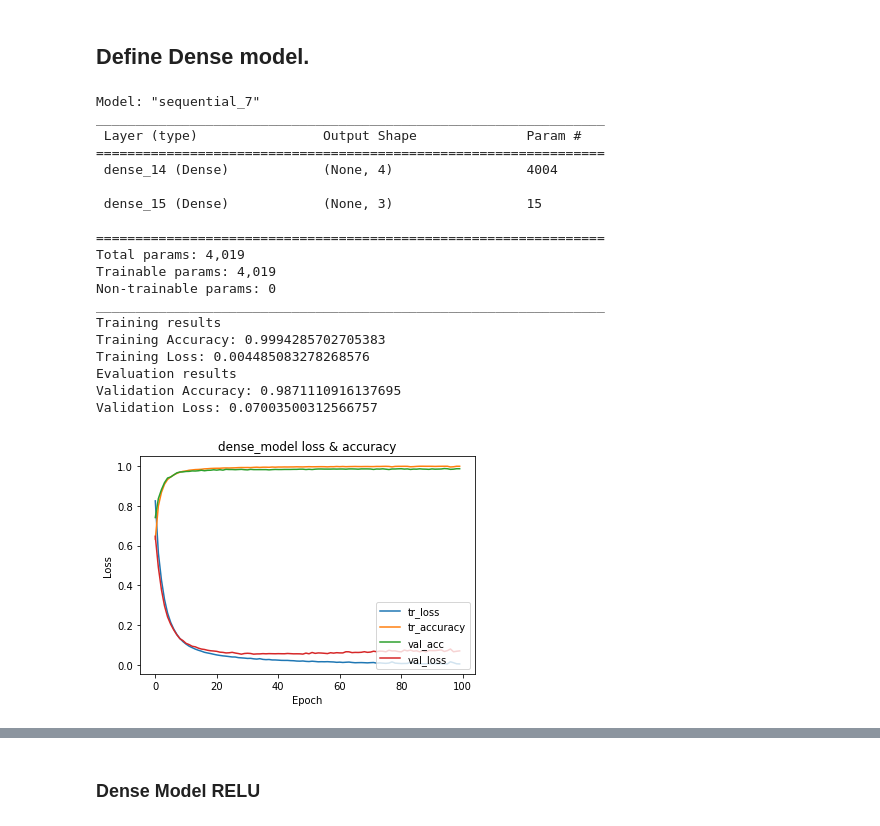
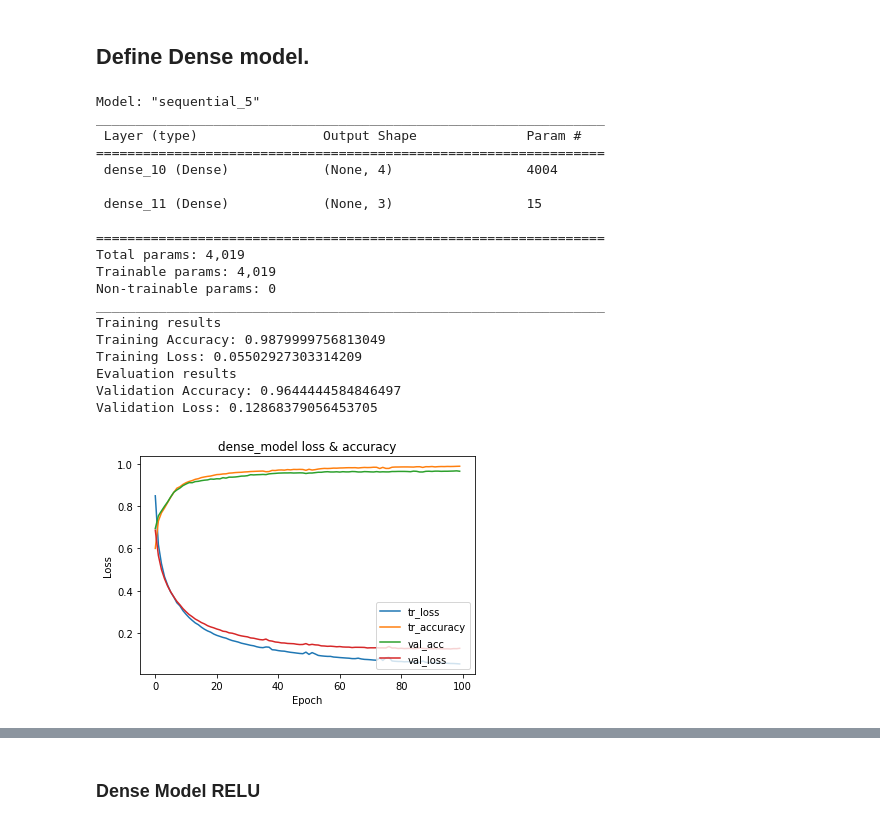
Before and after one commit to veysiadn/acustic-emission-models, a Jupyter notebook: convert_deploy.ipynb, the cells around one changed output, grey strips where cells are left out. Drawn from its saved outputs; the diff is of its cells as text; code cells hidden in the pictures.

```diff
--- a/convert_deploy.ipynb
+++ b/convert_deploy.ipynb
@@ -789,14 +808,14 @@ fully_quantize: 0, inference_type: 6, input_inference_type: UINT8, output_infere
 # %% [markdown]
 ## Define Dense model.
 # %%
-SEED = 99
-os.environ['PYTHONHASHSEED']=str(SEED)
-random.seed(SEED)
-np.random.seed(SEED)
-tf.random.set_seed(SEED)
+# SEED = 99
+# os.environ['PYTHONHASHSEED']=str(SEED)
+# random.seed(SEED)
+# np.random.seed(SEED)
+# tf.random.set_seed(SEED)
 train_dataset = tf.data.Dataset.from_tensor_slices((x_train, y_train))
 val_dataset = tf.data.Dataset.from_tensor_slices((x_val, y_val))
-BATCH_SIZE = 32
+BATCH_SIZE = 128
 
 train_dataset = tf.data.Dataset.from_tensor_slices((x_train, y_train))
 train_dataset = (train_dataset.shuffle(buffer_size=256)
@@ -814,7 +833,7 @@ dense_model = tf.keras.Sequential([
 ])
 
 
-dense_model.compile(optimizer=tf.keras.optimizers.Adam(learning_rate=0.0005),
+dense_model.compile(optimizer=tf.keras.optimizers.Adam(learning_rate=0.001),
               loss=tf.keras.losses.SparseCategoricalCrossentropy(),
               metrics=['accuracy'])
 dense_model.summary()
@@ -830,38 +849,38 @@ plt.plot(history.history['val_loss'])
 
 plt.title('dense_model loss & accuracy')
 plt.ylabel('Loss')
 plt.xlabel('Epoch')
 plt.legend(['tr_loss', 'tr_accuracy', 'val_acc', 'val_loss'], loc='lower right')
 # accuracy!
 print("Training results")
 print(f"Training Accuracy: {history.history['accuracy'][-1]}")
 print(f"Training Loss: {history.history['loss'][-1]}")
 
 # evaluating dense_model
 print("Evaluation results")
 print(f"Validation Accuracy: {history.history['val_accuracy'][-1]}")
 print(f"Validation Loss: {history.history['val_loss'][-1]}")
 
 
 plt.show()
 # %% [output]
-Model: "sequential_7"
+Model: "sequential_5"
 _________________________________________________________________
  Layer (type)                Output Shape              Param #
 =================================================================
- dense_14 (Dense)            (None, 4)                 4004
+ dense_10 (Dense)            (None, 4)                 4004
 
- dense_15 (Dense)            (None, 3)                 15
+ dense_11 (Dense)            (None, 3)                 15
 
 =================================================================
 Total params: 4,019
 Trainable params: 4,019
 Non-trainable params: 0
 _________________________________________________________________
 Training results
-Training Accuracy: 0.9994285702705383
-Training Loss: 0.004485083278268576
+Training Accuracy: 0.9879999756813049
+Training Loss: 0.05502927303314209
 Evaluation results
-Validation Accuracy: 0.9871110916137695
-Validation Loss: 0.07003500312566757
+Validation Accuracy: 0.9644444584846497
+Validation Loss: 0.12868379056453705
-[figure, old version]
+[figure, new version]
```
Also changed, not shown: parts of 8 cells of this notebook, 1 other file.
